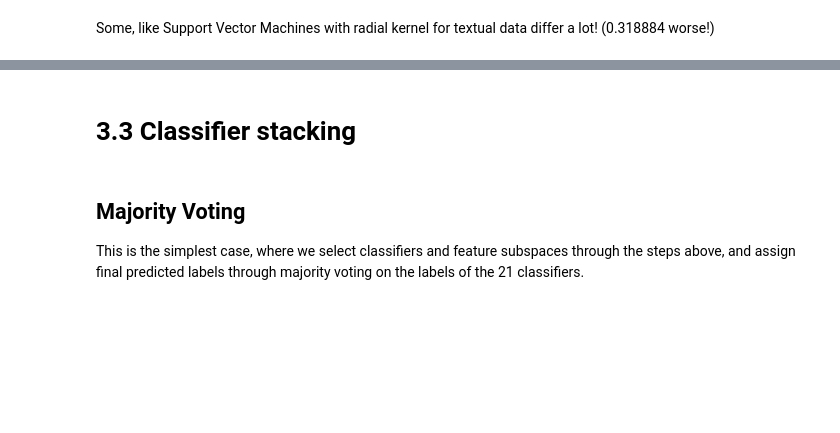
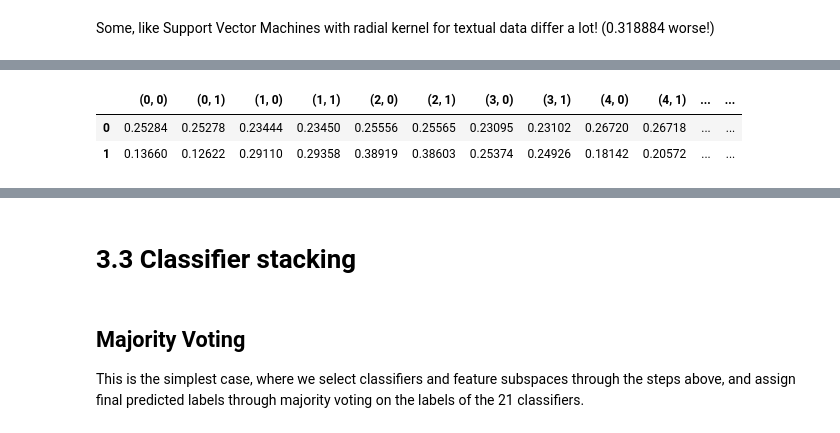
Before and after one commit to patrickFuerst/CoE_task, a Jupyter notebook: classifier_selection.ipynb, the cells around one changed output, grey strips where cells are left out. Cells and saved outputs as stored; diff of their text form; code cells hidden in the pictures; blank space fills up the shorter version.

```diff
--- a/classifier_selection.ipynb
+++ b/classifier_selection.ipynb
@@ -1330,0 +1423,78 @@ FileNotFoundError: [Errno 2] No such file or directory: './data/CoE_dataset/Test
+# %%
+df_movies_test = df_labled_movies_test.drop(['movie'], axis = 1)
+
+
+#####################################################
+# Textual data
+df_test_text = pd.merge(df_movies_test, df_text_data_test, on='filename')
+df_test_text.drop(['filename'],axis=1, inplace=True)
+
+df_X_text_test = df_test_text.drop('goodforairplane',axis=1)
+df_y_text_test = df_test_text['goodforairplane']
+
+print("text:" + str(df_X_text_test.shape[0]))
+display(df_X_text_test.head(2))
+
+
+#####################################################
+# Visual data
+df_test_visual = pd.merge(df_movies_test, df_visual_data_test, on='filename')
+df_test_visual.drop(['filename'],axis=1, inplace=True)
+
+df_X_visual_test = df_test_visual.drop('goodforairplane',axis=1)
+df_y_visual_test = df_test_visual['goodforairplane']
+df_scaled_X_visual_test = pd.DataFrame(StandardScaler().fit_transform(df_X_visual_test))
+
+print("visual:"  + str(df_X_visual_test.shape[0]))
+display(df_X_visual_test.head(2))
+
+
+#####################################################
+# Audio data
+
+def load_audio_data( filenames ):
+    data_list = []
+
+    audio_data = pd.DataFrame()
+    for file in filenames:
+        file_path = f'./data/CoE_dataset/Test_set/audio_descriptors/{file}.csv'
+        df_data = pd.read_csv(file_path,index_col=None, header=None).T
+
+        # preprocess data
+        df_data = df_data.fillna(0)
+        df_data = pd.DataFrame(df_data.mean(axis = 0)).T
+        df_data["filename"] = file
+        audio_data = audio_data.append(df_data)
+    audio_data = audio_data.set_index("filename")
+    return audio_data
+
+df_audio_data = load_audio_data( df_movies_test['filename']  )
+
+
+df_test_audio = pd.merge(df_movies_test, df_audio_data_test, on='filename')
+df_test_audio.drop(['filename'],axis=1, inplace=True)
+df_X_audio_test = df_test_audio.drop('goodforairplane',axis=1)
+df_y_audio_test = df_test_audio['goodforairplane']
+
+print("audio:" + str(df_X_audio_test.shape[0]))
+display(df_X_audio_test.head(2))
+
+
+#####################################################
+# Meta data
+df_test_meta = pd.merge(df_movies_test,df_meta_data_test, on='filename')
+df_test_meta.drop(['filename'],axis=1, inplace=True)
+
+df_X_meta_test = df_test_meta.drop('goodforairplane',axis=1)
+# Work around for runtime
+df_X_meta_test['runtime'] = df_X_meta_test['runtime'].apply(lambda x: int(x.split(' ')[0]) if x != 'N/A' else 0)
+df_X_meta_test['year'] =  df_X_meta_test['year'].apply(pd.to_numeric)
+
+df_y_meta = df_test_meta['goodforairplane']
+
+label_encoder = MultiColumnLabelEncoder(['language','genre','country','rated'])
+X_labelencoded_meta_test = pd.DataFrame(label_encoder.fit_transform(df_X_meta_test))
+
+print("meta:"+ str(df_X_meta_test.shape[0]) )
+display(X_labelencoded_meta_test.head(2))
+# %% [output]
@@ -1330,0 +1507,3 @@ FileNotFoundError: [Errno 2] No such file or directory: './data/CoE_dataset/Test
+|  | (0, 0) | (0, 1) | (1, 0) | (1, 1) | (2, 0) | (2, 1) | (3, 0) | (3, 1) | (4, 0) | (4, 1) | ... | ... |
+| 0 | 0.25284 | 0.25278 | 0.23444 | 0.23450 | 0.25556 | 0.25565 | 0.23095 | 0.23102 | 0.26720 | 0.26718 | ... | ... |
+| 1 | 0.13660 | 0.12622 | 0.29110 | 0.29358 | 0.38919 | 0.38603 | 0.25374 | 0.24926 | 0.18142 | 0.20572 | ... | ... |
```
Also changed, not shown: parts of 18 cells of this notebook, 1 other file.
